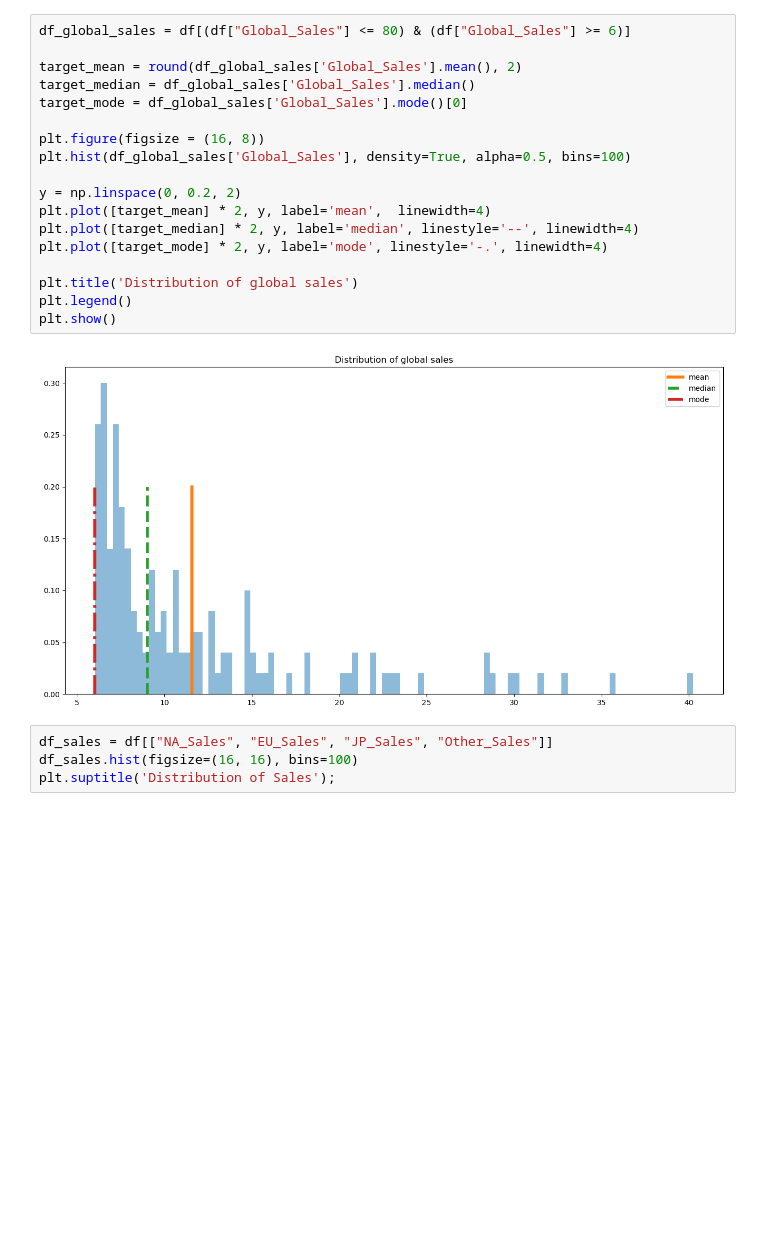
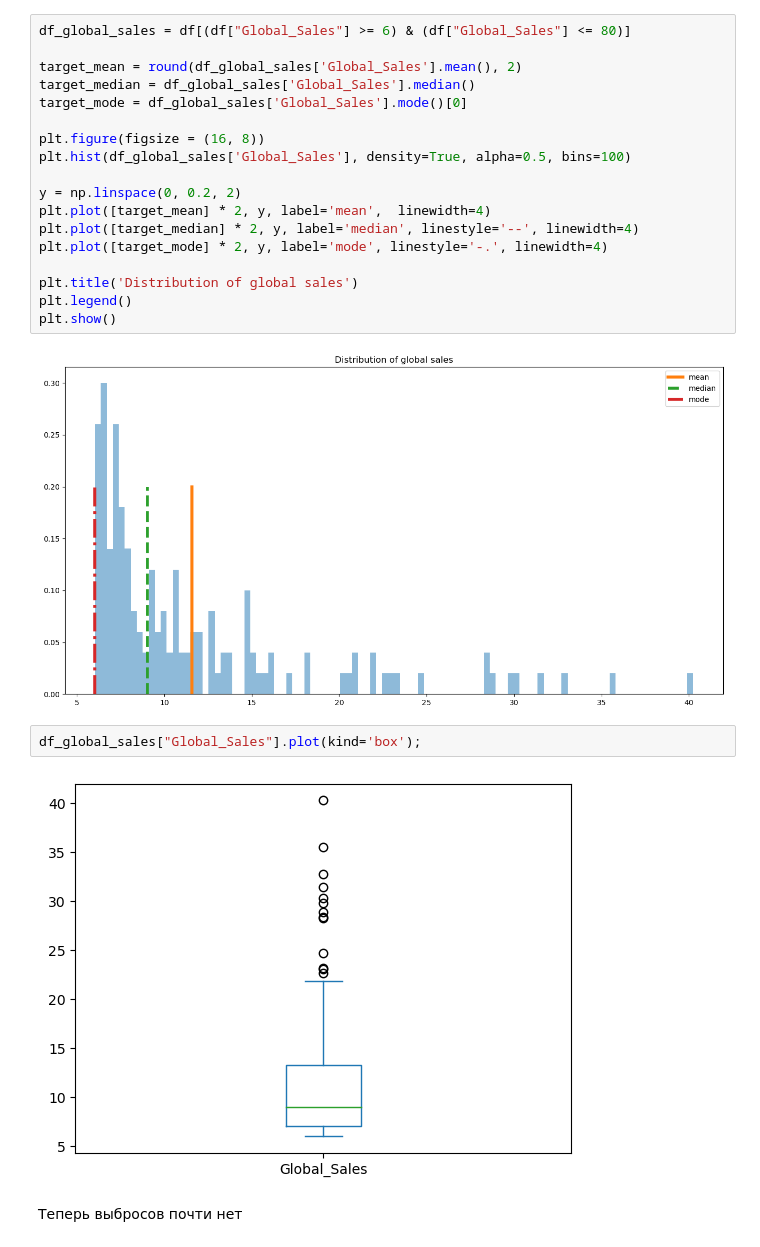
Before and after one commit to dnlygvtv/Python_for_Data_Science_HWs, a Jupyter notebook: HW/HW_3.ipynb, the cells around one changed output. Saved outputs shown, nothing was run; the diff lists cells and outputs as text; blank space fills up the shorter version.

```diff
--- a/HW/HW_3.ipynb
+++ b/HW/HW_3.ipynb
@@ -112,7 +112,7 @@ Name: Global_Sales, dtype: float64
 
 Избавимся от них:
 # %%
-df_global_sales = df[(df["Global_Sales"] <= 80) & (df["Global_Sales"] >= 6)]
+df_global_sales = df[(df["Global_Sales"] >= 6) & (df["Global_Sales"] <= 80)]
 
 target_mean = round(df_global_sales['Global_Sales'].mean(), 2)
 target_median = df_global_sales['Global_Sales'].median()
@@ -131,7 +131,9 @@ plt.legend()
 plt.show()
 # %% [output]
 [figure]
-# %%
-df_sales = df[["NA_Sales", "EU_Sales", "JP_Sales", "Other_Sales"]]
-df_sales.hist(figsize=(16, 16), bins=100)
-plt.suptitle('Distribution of Sales');
+# %%
+df_global_sales["Global_Sales"].plot(kind='box');
+# %% [output]
+[figure, added]
+# %% [markdown]
+Теперь выбросов почти нет
```
Also changed, not shown: parts of 15 cells of this notebook.
